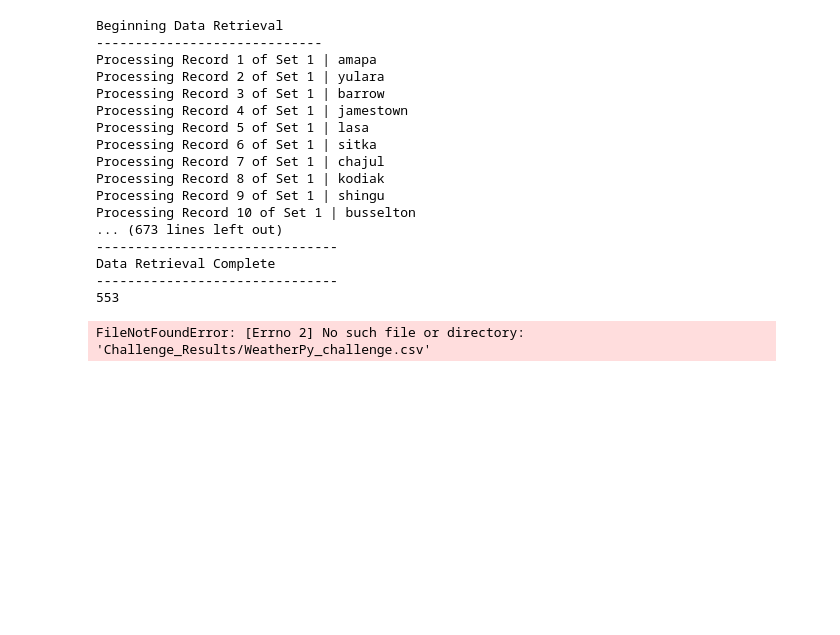
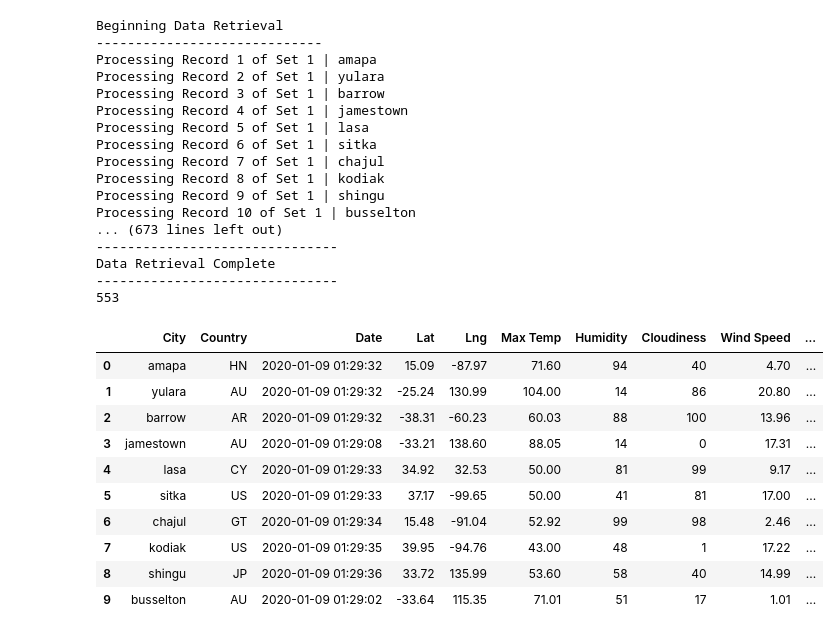
Before and after one commit to skotagiri95/World_Weather_Analysis, a Jupyter notebook: Weather_Database.ipynb, the cells around one changed output. Saved outputs shown, nothing was run; the diff lists cells and outputs as text; code cells hidden in the pictures; blank space fills up the shorter version.

```diff
--- a/Weather_Database.ipynb
+++ b/Weather_Database.ipynb
@@ -108,9 +108,19 @@ Processing Record 10 of Set 1 | busselton
 Data Retrieval Complete
 -------------------------------
 553
-# %%
-#Save the new DataFrame as a CSV file
-challenge_city_data_df = pd.DataFrame(city_data)
-challenge_city_data_df.to_csv(path_or_buf='Challenge_Results/WeatherPy_challenge.csv', index_label='City_ID')
-# %% [output]
-FileNotFoundError: [Errno 2] No such file or directory: 'Challenge_Results/WeatherPy_challenge.csv'
+# %%
+# Convert the array of dictionaries to a Pandas DataFrame.
+city_data_df = pd.DataFrame(city_data)
+city_data_df.head(10)
+# %% [output]
+|  | City | Country | Date | Lat | Lng | Max Temp | Humidity | Cloudiness | Wind Speed | ... |
+| 0 | amapa | HN | 2020-01-09 01:29:32 | 15.09 | -87.97 | 71.60 | 94 | 40 | 4.70 | ... |
+| 1 | yulara | AU | 2020-01-09 01:29:32 | -25.24 | 130.99 | 104.00 | 14 | 86 | 20.80 | ... |
+| 2 | barrow | AR | 2020-01-09 01:29:32 | -38.31 | -60.23 | 60.03 | 88 | 100 | 13.96 | ... |
+| 3 | jamestown | AU | 2020-01-09 01:29:08 | -33.21 | 138.60 | 88.05 | 14 | 0 | 17.31 | ... |
+| 4 | lasa | CY | 2020-01-09 01:29:33 | 34.92 | 32.53 | 50.00 | 81 | 99 | 9.17 | ... |
+| 5 | sitka | US | 2020-01-09 01:29:33 | 37.17 | -99.65 | 50.00 | 41 | 81 | 17.00 | ... |
+| 6 | chajul | GT | 2020-01-09 01:29:34 | 15.48 | -91.04 | 52.92 | 99 | 98 | 2.46 | ... |
+| 7 | kodiak | US | 2020-01-09 01:29:35 | 39.95 | -94.76 | 43.00 | 48 | 1 | 17.22 | ... |
+| 8 | shingu | JP | 2020-01-09 01:29:36 | 33.72 | 135.99 | 53.60 | 58 | 40 | 14.99 | ... |
+| 9 | busselton | AU | 2020-01-09 01:29:02 | -33.64 | 115.35 | 71.01 | 51 | 17 | 1.01 | ... |
```
Also changed, not shown: parts of 3 cells of this notebook, 4 other files.
